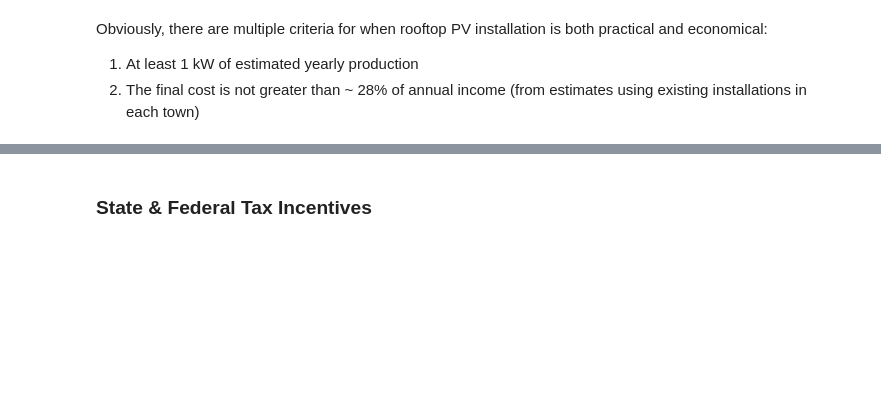
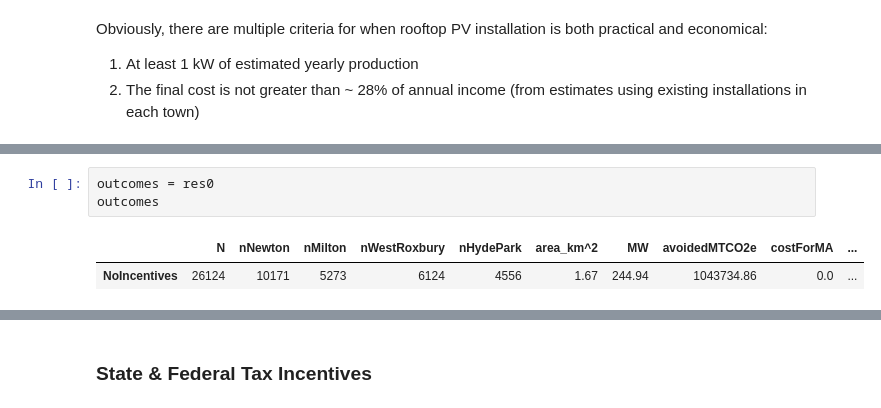
Before and after one commit to ghostpress/ma-solar, a Jupyter notebook: code/analysis.ipynb, the cells around one changed output, grey strips where cells are left out. Cells and saved outputs as stored; diff of their text form; blank space fills up the shorter version.

```diff
--- a/code/analysis.ipynb
+++ b/code/analysis.ipynb
@@ -219,0 +399,6 @@ Obviously, there are multiple criteria for when rooftop PV installation is both
+# %%
+outcomes = res0
+outcomes
+# %% [output]
+|  | N | nNewton | nMilton | nWestRoxbury | nHydePark | area_km^2 | MW | avoidedMTCO2e | costForMA | ... |
+| NoIncentives | 26124 | 10171 | 5273 | 6124 | 4556 | 1.67 | 244.94 | 1043734.86 | 0.0 | ... |
```
Also changed, not shown: parts of 18 cells of this notebook.
